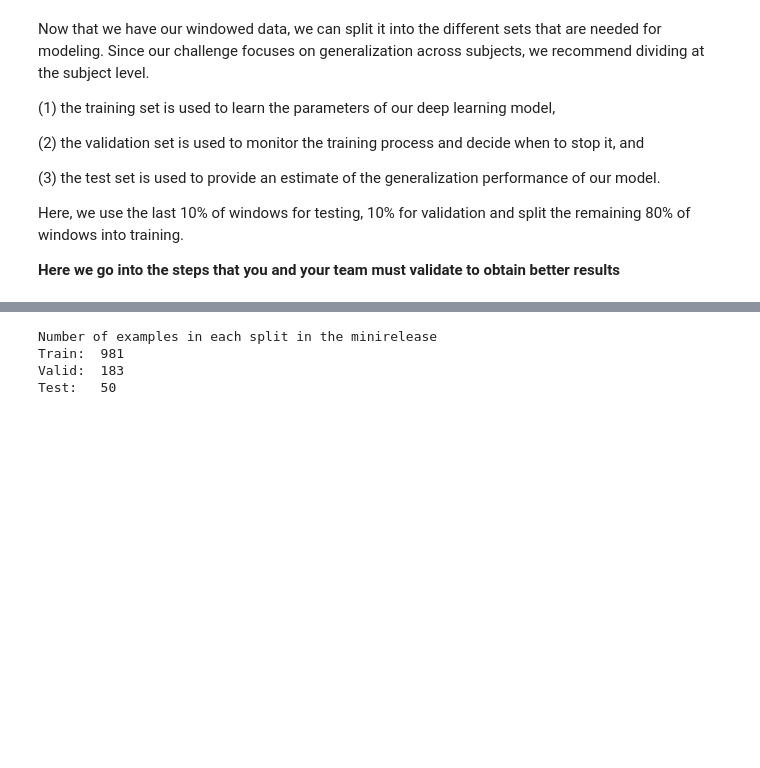
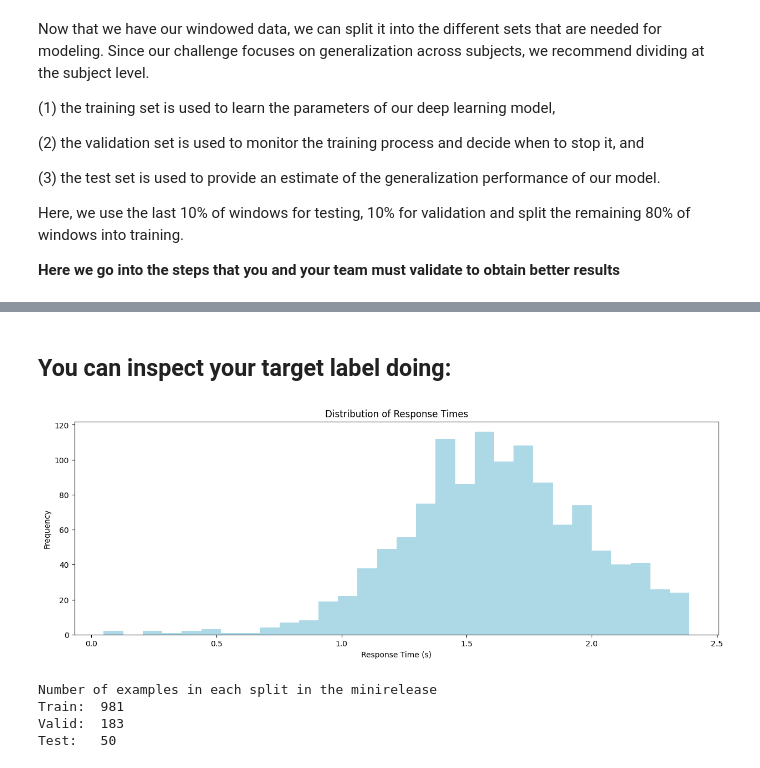
Before and after one commit to kaarthik-balakrishnan/startkit, a Jupyter notebook: challenge_1.ipynb, the cells around one changed output, grey strips where cells are left out. Saved outputs shown, nothing was run; the diff lists cells and outputs as text; code cells hidden in the pictures; blank space fills up the shorter version.

```diff
--- a/challenge_1.ipynb
+++ b/challenge_1.ipynb
@@ -517,3 +327,16 @@ meta_information.head()
+# %% [markdown]
+## You can inspect your target label doing:
+# %%
+from matplotlib.pylab import plt
+
+fig, ax = plt.subplots(figsize=(15, 5))
+ax = meta_information["target"].plot.hist(bins=30, ax=ax, color='lightblue')
+ax.set_xlabel("Response Time (s)")
+ax.set_ylabel("Frequency")
+ax.set_title("Distribution of Response Times")
+plt.show()
+# %% [output]
+[figure, added]
 # %%
 from sklearn.model_selection import train_test_split
 from sklearn.utils import check_random_state
```
Also changed, not shown: parts of 10 cells of this notebook, 2 other files.
